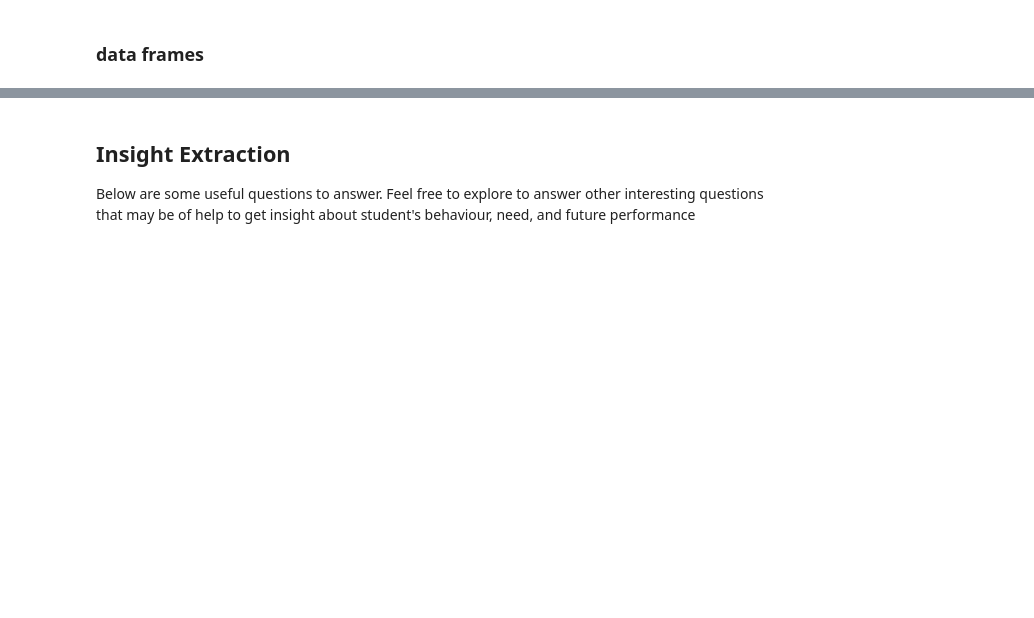
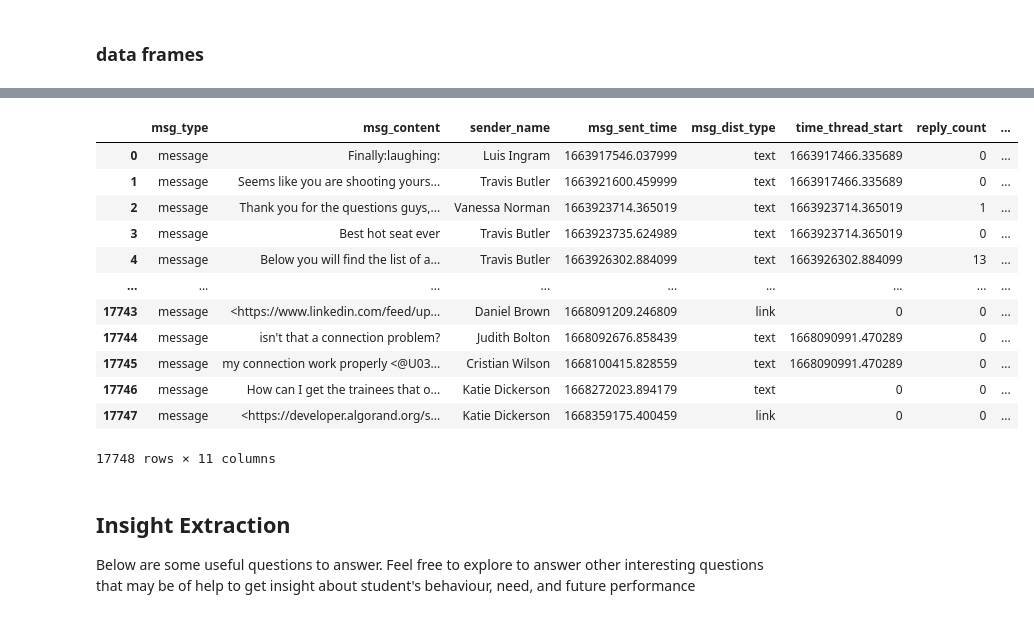
Before and after one commit to Misganaw-Berihun/network_analysis, a Jupyter notebook: notebooks/parse_slack_data.ipynb, the cells around one changed output, grey strips where cells are left out. Saved outputs shown, nothing was run; the diff lists cells and outputs as text; code cells hidden in the pictures; blank space fills up the shorter version.

```diff
--- a/notebooks/parse_slack_data.ipynb
+++ b/notebooks/parse_slack_data.ipynb
@@ -125,3 +109,19 @@ table.set_fontsize(4)
+# %%
+dframe
+# %% [output]
+|  | msg_type | msg_content | sender_name | msg_sent_time | msg_dist_type | time_thread_start | reply_count | ... |
+| 0 | message | Finally:laughing: | Luis Ingram | 1663917546.037999 | text | 1663917466.335689 | 0 | ... |
+| 1 | message | Seems like you are shooting yours... | Travis Butler | 1663921600.459999 | text | 1663917466.335689 | 0 | ... |
+| 2 | message | Thank you for the questions guys,... | Vanessa Norman | 1663923714.365019 | text | 1663923714.365019 | 1 | ... |
+| 3 | message | Best hot seat ever | Travis Butler | 1663923735.624989 | text | 1663923714.365019 | 0 | ... |
+| 4 | message | Below you will find the list of a... | Travis Butler | 1663926302.884099 | text | 1663926302.884099 | 13 | ... |
+| ... | ... | ... | ... | ... | ... | ... | ... | ... |
+| 17743 | message | <https://www.linkedin.com/feed/up... | Daniel Brown | 1668091209.246809 | link | 0 | 0 | ... |
+| 17744 | message | isn't that a connection problem? | Judith Bolton | 1668092676.858439 | text | 1668090991.470289 | 0 | ... |
+| 17745 | message | my connection work properly <@U03... | Cristian Wilson | 1668100415.828559 | text | 1668090991.470289 | 0 | ... |
+| 17746 | message | How can I get the trainees that o... | Katie Dickerson | 1668272023.894179 | text | 0 | 0 | ... |
+| 17747 | message | <https://developer.algorand.org/s... | Katie Dickerson | 1668359175.400459 | link | 0 | 0 | ... |
+17748 rows × 11 columns
 # %% [markdown]
 ## Insight Extraction
 
```
Also changed, not shown: parts of 1 cell of this notebook, 1 other file.
